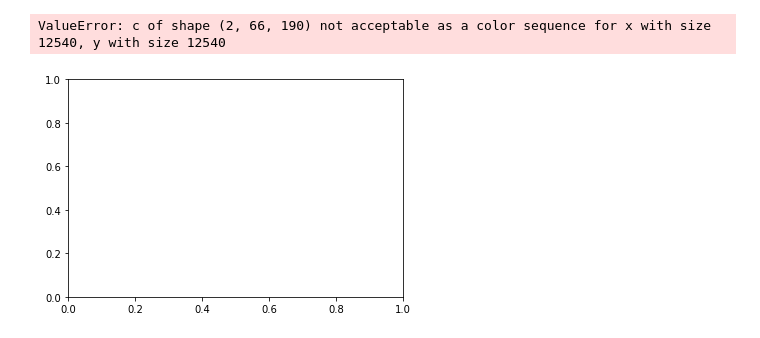
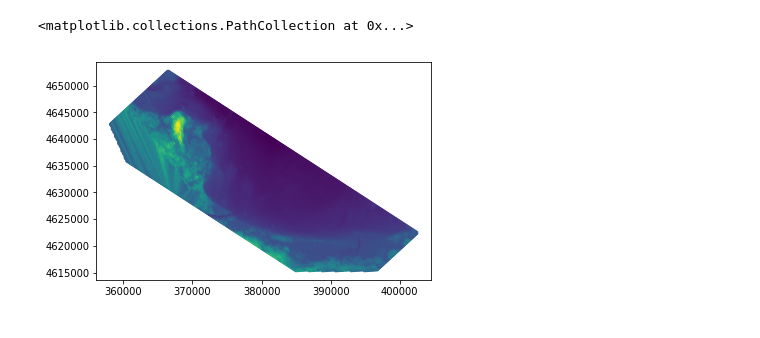
Before and after one commit to csherwood-usgs/CCBay, a Jupyter notebook: CCBay_grid_test.ipynb, the cells around one changed output. Saved outputs shown, nothing was run; the diff lists cells and outputs as text; code cells hidden in the pictures.

Commit message:
actual grids

```diff
--- a/CCBay_grid_test.ipynb
+++ b/CCBay_grid_test.ipynb
@@ -46,8 +46,8 @@ def buildGrid(xp,yp,alp,dx,dy,mxc,myc):
     xlen = (mxc-1)*dx
     ylen = (myc-1)*dy
 
-    x = np.arange(xp,xp+xlen,dx)
-    y = np.arange(yp,yp+ylen,dy)
+    x = np.arange(xp,xp+xlen+dx,dx)
+    y = np.arange(yp,yp+ylen+dy,dy)
 
     X,Y = np.meshgrid(x,y);
     X = X-xp
@@ -59,6 +59,8 @@ def buildGrid(xp,yp,alp,dx,dy,mxc,myc):
 
     X = X+xp
     Y = Y+yp
+    print("Shape of X and Y: ",np.shape(X),np.shape(Y))
+
     return X, Y
 # %%
 # data directory
@@ -82,16 +87,16 @@ alp = 130.
 # direction to origin of coarse grid...same angle for base line, even
 # increment of dxc
 # back calculate location of lower left corner from upper left corner
-LMc = 191.
-MMc = 67.
+LMc = 192.
+MMc = 68.
 xul = 366490.
 yul = 4652500.
-dxo,dyo = xycoord(MMc*dxyc,alp+90)
+dxo,dyo = xycoord( (MMc-1)*dxyc, alp+90)
 xpc = xul+dxo
 ypc = yul+dyo
 
-xlenc = LMc*dxyc
-ylenc = MMc*dxyc
+xlenc = (LMc-1)*dxyc
+ylenc = (MMc-1)*dxyc
 
 # box corners
 bc = np.empty((4,2),float)
@@ -141,0 +158,4 @@ plt.plot(X,Y,'.r')
+# %%
+%%time
+# interpolate data on to coarse grid
+z= interpolate.griddata( p[:,0:2], p[:,2], np.array((np.ravel(X), np.ravel(Y))).T, method='linear', fill_value=np.NaN, rescale=False)
@@ -147,4 +175,0 @@ shp = X.shape
-# %%
-%%time
-# interpolate data on to coarse grid
-z= interpolate.griddata(p[:,0:1], p[:,2], [X, Y], method='linear', fill_value=np.NaN, rescale=False)
@@ -158,5 +195,5 @@ print(z.shape)
 # %%
-plt.scatter(X,Y,16,z)
+plt.scatter(np.ravel(X),np.ravel(Y),16,z)
 # %% [output]
-ValueError: c of shape (2, 66, 190) not acceptable as a color sequence for x with size 12540, y with size 12540
+<matplotlib.collections.PathCollection at 0x...>
-[figure, old version]
+[figure, new version]
```
Also changed, not shown: parts of 13 cells of this notebook, 1 other file.
